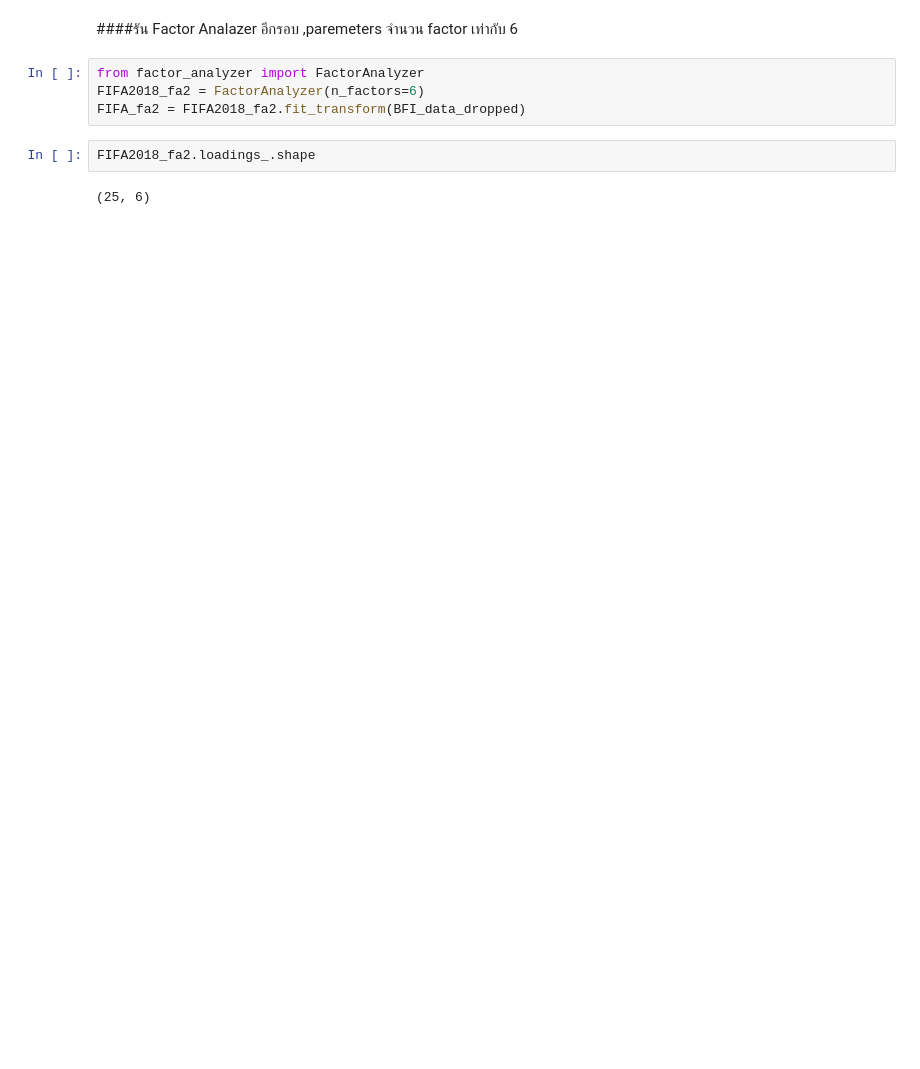
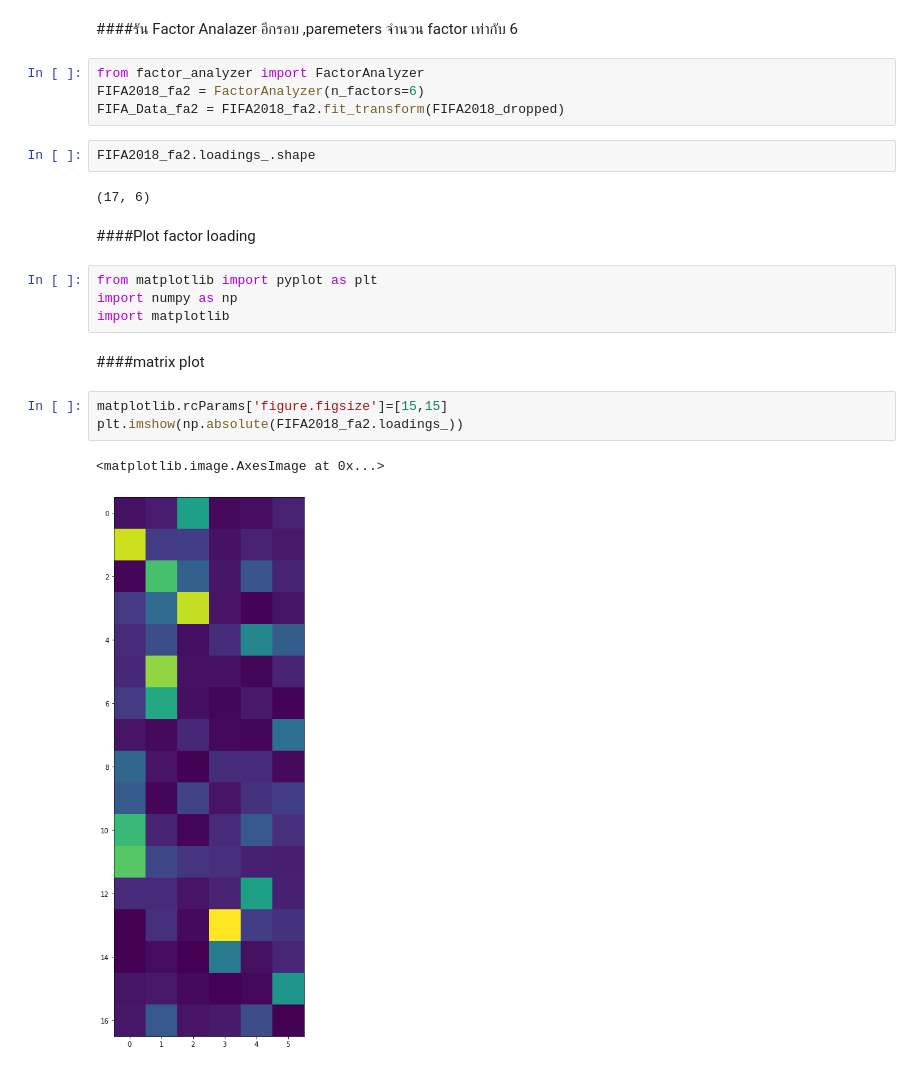
Before and after one commit to sskboonmee/multivariate, a Jupyter notebook: Chapter_5_Factor_Analysis.ipynb, the cells around one changed output. Cells and saved outputs as stored; diff of their text form; blank space fills up the shorter version.

```diff
--- a/Chapter_5_Factor_Analysis.ipynb
+++ b/Chapter_5_Factor_Analysis.ipynb
@@ -387,8 +381,22 @@ array([[-0.22853633, -0.16739913, -1.53095638,  1.36037216, -0.70622137,
 # %%
 from factor_analyzer import FactorAnalyzer
 FIFA2018_fa2 = FactorAnalyzer(n_factors=6)
-FIFA_fa2 = FIFA2018_fa2.fit_transform(BFI_data_dropped)
+FIFA_Data_fa2 = FIFA2018_fa2.fit_transform(FIFA2018_dropped)
 # %%
 FIFA2018_fa2.loadings_.shape
 # %% [output]
-(25, 6)
+(17, 6)
+# %% [markdown]
+####Plot factor loading
+# %%
+from matplotlib import pyplot as plt
+import numpy as np
+import matplotlib
+# %% [markdown]
+####matrix plot
+# %%
+matplotlib.rcParams['figure.figsize']=[15,15]
+plt.imshow(np.absolute(FIFA2018_fa2.loadings_))
+# %% [output]
+<matplotlib.image.AxesImage at 0x...>
+[figure, added]
```
Also changed, not shown: parts of 11 cells of this notebook.
